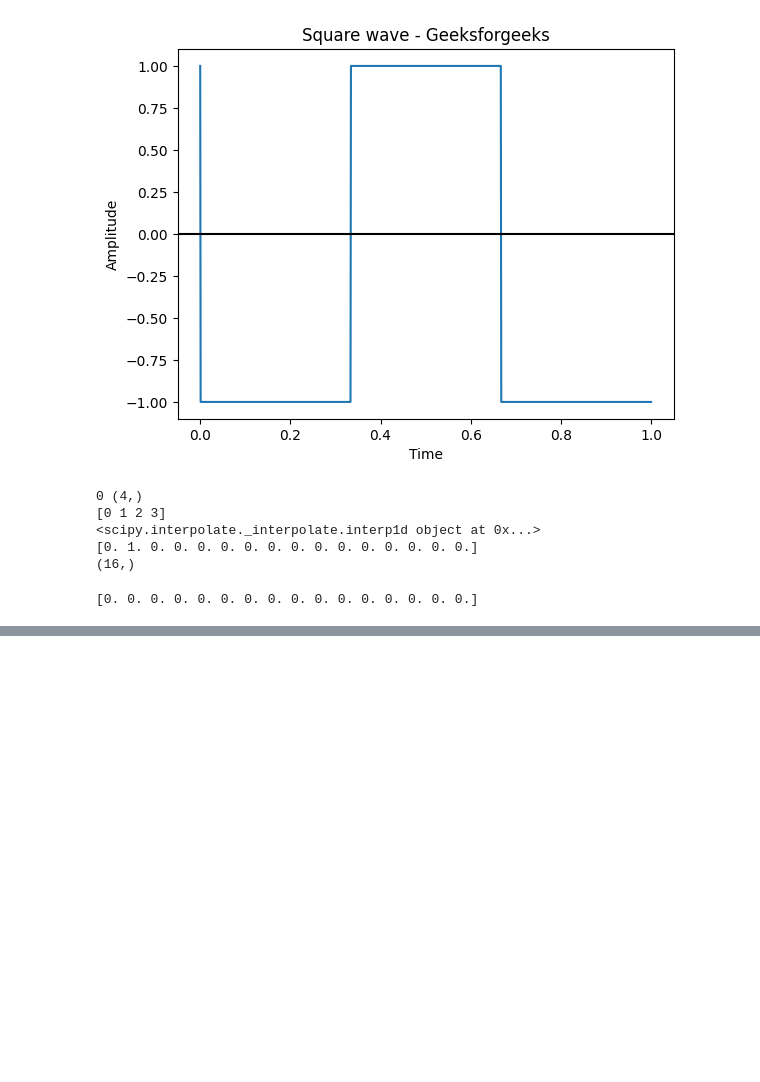
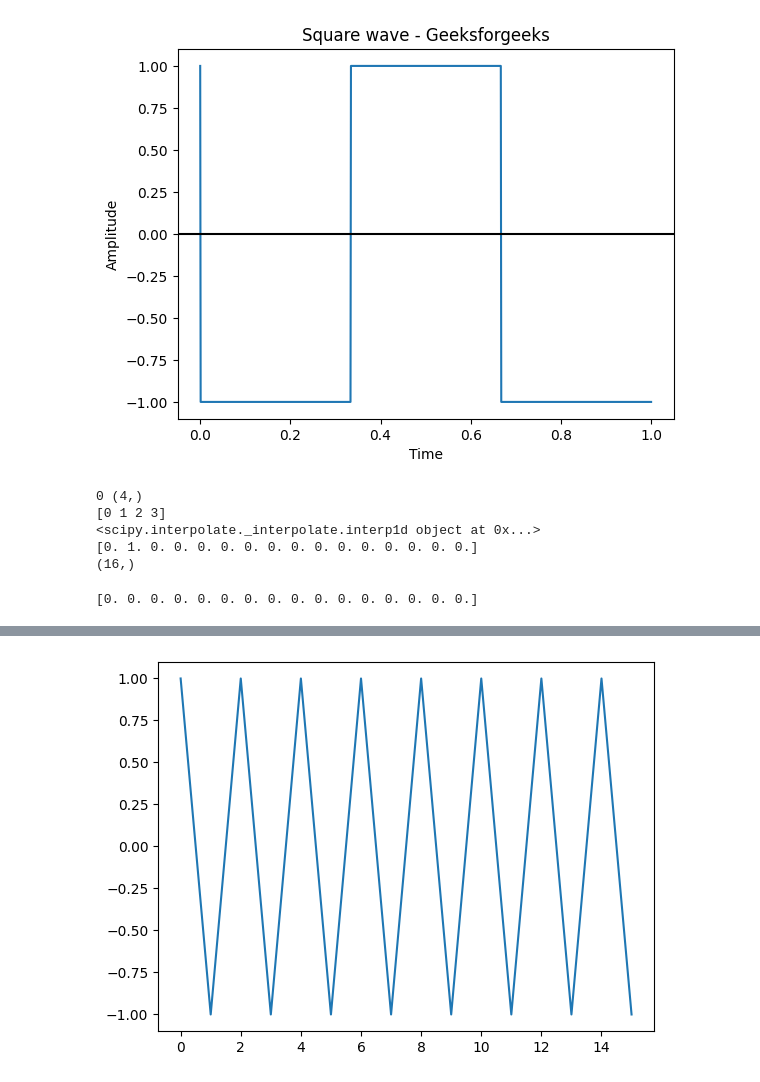
Before and after one commit to re1983/two-dimensional-Fourier-transform, a Jupyter notebook: 1dfft_test.ipynb, the cells around one changed output, grey strips where cells are left out. Drawn from its saved outputs; the diff is of its cells as text; code cells hidden in the pictures; blank space fills up the shorter version.

```diff
--- a/1dfft_test.ipynb
+++ b/1dfft_test.ipynb
@@ -156,0 +167,12 @@ plot.plot(ifft_spectrum.real)
+# %%
+x = np.arange(len(new_data))
+new_spectrum = fft(new_data)
+# new_spectrum = new_spectrum.real + new_spectrum.imag * -(6j)
+H = np.exp(-1j * 2 * np.pi * x / 16) * new_spectrum
+plot.plot(H.real)
+plot.show()
+IF = ifft(H)
+plot.plot(IF.real)
+plot.show()
+# %% [output]
+[figure, added]
```
Also changed, not shown: parts of 1 cell of this notebook.
